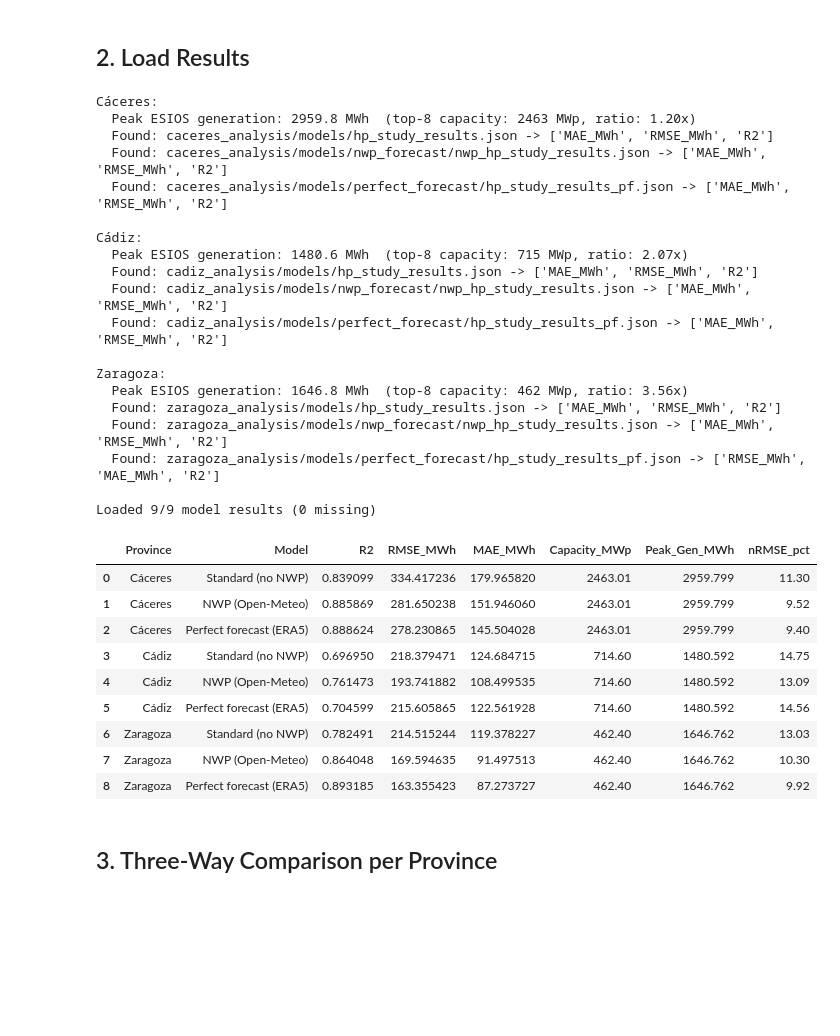
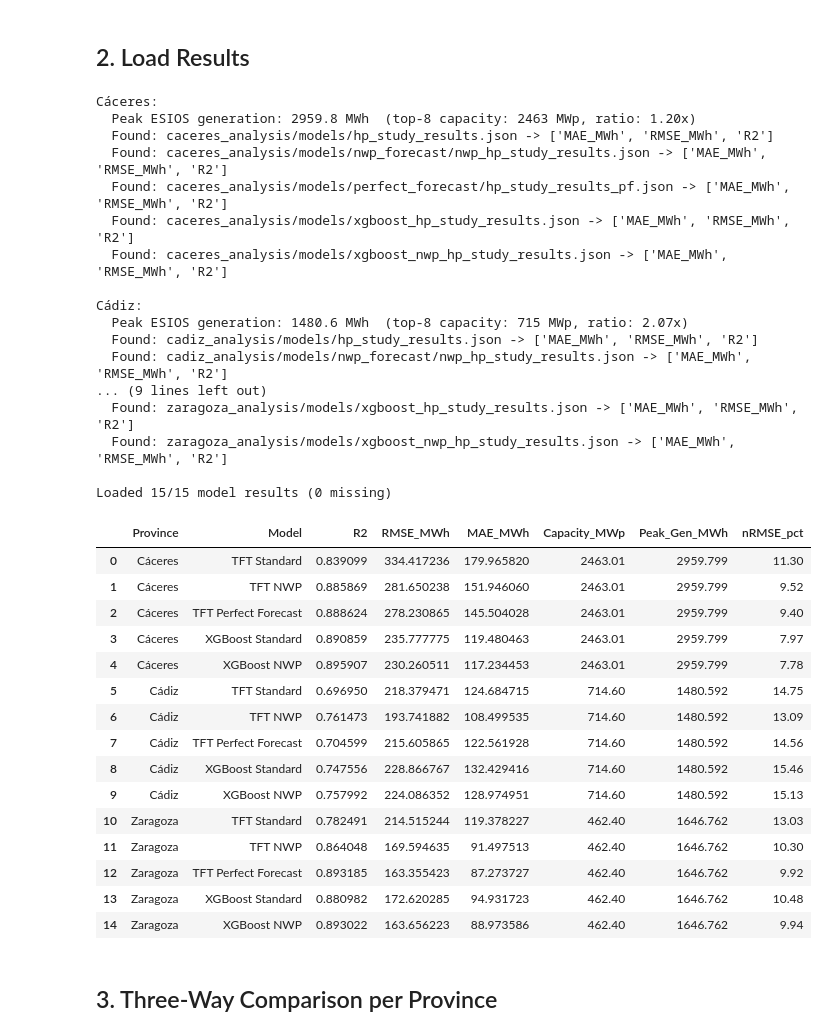
Before and after one commit to tommasozf/ML-solar-forecast, a Jupyter notebook: cross_province_comparison.ipynb, the cells around one changed output. Cells and saved outputs as stored; diff of their text form; code cells hidden in the pictures; blank space fills up the shorter version.

Commit message:
edited cross province analysis/comparison to add xgboost

```diff
--- a/cross_province_comparison.ipynb
+++ b/cross_province_comparison.ipynb
@@ -95,12 +103,12 @@ def get_peak_generation(province_dir, province_name):
 # Model variants and where their results are stored
 # Multiple candidate paths per model to handle naming differences across provinces
 MODELS = {
-    'Standard (no NWP)': {
+    'TFT Standard': {
         'json': ['models/hp_study_results.json'],
         'metrics_key': 'test_metrics_mwh',
         'fallback_key': 'val_metrics_mwh',
     },
-    'NWP (Open-Meteo)': {
+    'TFT NWP': {
         'json': [
             'models/nwp_forecast/nwp_hp_study_results.json',  # Cádiz/Zaragoza naming
             'models/nwp_forecast/hp_study_results.json',       # alternative naming
@@ -108,8 +116,18 @@ MODELS = {
         'metrics_key': 'test_metrics_mwh',
         'fallback_key': 'val_metrics_mwh',
     },
-    'Perfect forecast (ERA5)': {
+    'TFT Perfect Forecast': {
         'json': ['models/perfect_forecast/hp_study_results_pf.json'],
+        'metrics_key': 'test_metrics_mwh',
+        'fallback_key': 'val_metrics_mwh',
+    },
+    'XGBoost Standard': {
+        'json': ['models/xgboost_hp_study_results.json'],
+        'metrics_key': 'test_metrics_mwh',
+        'fallback_key': 'val_metrics_mwh',
+    },
+    'XGBoost NWP': {
+        'json': ['models/xgboost_nwp_hp_study_results.json'],
         'metrics_key': 'test_metrics_mwh',
         'fallback_key': 'val_metrics_mwh',
     },
@@ -148,50 +166,54 @@ for prov_name, prov_info in PROVINCES.items():
                 'Province': prov_name,
                 'Model': model_name,
                 'R2': None, 'RMSE_MWh': None, 'MAE_MWh': None,
                 'Capacity_MWp': prov_info['capacity_mwp'],
                 'Peak_Gen_MWh': peak_gen,
             })
 
 results = pd.DataFrame(rows)
 
 # nRMSE normalized by peak observed generation (fair cross-province comparison)
 # This accounts for the fact that ESIOS covers ALL provincial PV, not just the top-8 plants
 results['nRMSE_pct'] = (results['RMSE_MWh'] / results['Peak_Gen_MWh'] * 100).round(2)
 
 n_found = results['R2'].notna().sum()
 n_total = len(results)
 print(f'\nLoaded {n_found}/{n_total} model results ({n_total - n_found} missing)')
 results
 # %% [output]
 Cáceres:
   Peak ESIOS generation: 2959.8 MWh  (top-8 capacity: 2463 MWp, ratio: 1.20x)
   Found: caceres_analysis/models/hp_study_results.json -> ['MAE_MWh', 'RMSE_MWh', 'R2']
   Found: caceres_analysis/models/nwp_forecast/nwp_hp_study_results.json -> ['MAE_MWh', 'RMSE_MWh', 'R2']
   Found: caceres_analysis/models/perfect_forecast/hp_study_results_pf.json -> ['MAE_MWh', 'RMSE_MWh', 'R2']
+  Found: caceres_analysis/models/xgboost_hp_study_results.json -> ['MAE_MWh', 'RMSE_MWh', 'R2']
+  Found: caceres_analysis/models/xgboost_nwp_hp_study_results.json -> ['MAE_MWh', 'RMSE_MWh', 'R2']
 
 Cádiz:
   Peak ESIOS generation: 1480.6 MWh  (top-8 capacity: 715 MWp, ratio: 2.07x)
   Found: cadiz_analysis/models/hp_study_results.json -> ['MAE_MWh', 'RMSE_MWh', 'R2']
   Found: cadiz_analysis/models/nwp_forecast/nwp_hp_study_results.json -> ['MAE_MWh', 'RMSE_MWh', 'R2']
-  Found: cadiz_analysis/models/perfect_forecast/hp_study_results_pf.json -> ['MAE_MWh', 'RMSE_MWh', 'R2']
+... (9 lines left out)
+  Found: zaragoza_analysis/models/xgboost_hp_study_results.json -> ['MAE_MWh', 'RMSE_MWh', 'R2']
+  Found: zaragoza_analysis/models/xgboost_nwp_hp_study_results.json -> ['MAE_MWh', 'RMSE_MWh', 'R2']
 
-Zaragoza:
-  Peak ESIOS generation: 1646.8 MWh  (top-8 capacity: 462 MWp, ratio: 3.56x)
-  Found: zaragoza_analysis/models/hp_study_results.json -> ['MAE_MWh', 'RMSE_MWh', 'R2']
-  Found: zaragoza_analysis/models/nwp_forecast/nwp_hp_study_results.json -> ['MAE_MWh', 'RMSE_MWh', 'R2']
-  Found: zaragoza_analysis/models/perfect_forecast/hp_study_results_pf.json -> ['RMSE_MWh', 'MAE_MWh', 'R2']
-
-Loaded 9/9 model results (0 missing)
+Loaded 15/15 model results (0 missing)
 |  | Province | Model | R2 | RMSE_MWh | MAE_MWh | Capacity_MWp | Peak_Gen_MWh | nRMSE_pct |
-| 0 | Cáceres | Standard (no NWP) | 0.839099 | 334.417236 | 179.965820 | 2463.01 | 2959.799 | 11.30 |
-| 1 | Cáceres | NWP (Open-Meteo) | 0.885869 | 281.650238 | 151.946060 | 2463.01 | 2959.799 | 9.52 |
-| 2 | Cáceres | Perfect forecast (ERA5) | 0.888624 | 278.230865 | 145.504028 | 2463.01 | 2959.799 | 9.40 |
-| 3 | Cádiz | Standard (no NWP) | 0.696950 | 218.379471 | 124.684715 | 714.60 | 1480.592 | 14.75 |
-| 4 | Cádiz | NWP (Open-Meteo) | 0.761473 | 193.741882 | 108.499535 | 714.60 | 1480.592 | 13.09 |
-| 5 | Cádiz | Perfect forecast (ERA5) | 0.704599 | 215.605865 | 122.561928 | 714.60 | 1480.592 | 14.56 |
-| 6 | Zaragoza | Standard (no NWP) | 0.782491 | 214.515244 | 119.378227 | 462.40 | 1646.762 | 13.03 |
-| 7 | Zaragoza | NWP (Open-Meteo) | 0.864048 | 169.594635 | 91.497513 | 462.40 | 1646.762 | 10.30 |
-| 8 | Zaragoza | Perfect forecast (ERA5) | 0.893185 | 163.355423 | 87.273727 | 462.40 | 1646.762 | 9.92 |
+| 0 | Cáceres | TFT Standard | 0.839099 | 334.417236 | 179.965820 | 2463.01 | 2959.799 | 11.30 |
+| 1 | Cáceres | TFT NWP | 0.885869 | 281.650238 | 151.946060 | 2463.01 | 2959.799 | 9.52 |
+| 2 | Cáceres | TFT Perfect Forecast | 0.888624 | 278.230865 | 145.504028 | 2463.01 | 2959.799 | 9.40 |
+| 3 | Cáceres | XGBoost Standard | 0.890859 | 235.777775 | 119.480463 | 2463.01 | 2959.799 | 7.97 |
+| 4 | Cáceres | XGBoost NWP | 0.895907 | 230.260511 | 117.234453 | 2463.01 | 2959.799 | 7.78 |
+| 5 | Cádiz | TFT Standard | 0.696950 | 218.379471 | 124.684715 | 714.60 | 1480.592 | 14.75 |
+| 6 | Cádiz | TFT NWP | 0.761473 | 193.741882 | 108.499535 | 714.60 | 1480.592 | 13.09 |
+| 7 | Cádiz | TFT Perfect Forecast | 0.704599 | 215.605865 | 122.561928 | 714.60 | 1480.592 | 14.56 |
+| 8 | Cádiz | XGBoost Standard | 0.747556 | 228.866767 | 132.429416 | 714.60 | 1480.592 | 15.46 |
+| 9 | Cádiz | XGBoost NWP | 0.757992 | 224.086352 | 128.974951 | 714.60 | 1480.592 | 15.13 |
+| 10 | Zaragoza | TFT Standard | 0.782491 | 214.515244 | 119.378227 | 462.40 | 1646.762 | 13.03 |
+| 11 | Zaragoza | TFT NWP | 0.864048 | 169.594635 | 91.497513 | 462.40 | 1646.762 | 10.30 |
+| 12 | Zaragoza | TFT Perfect Forecast | 0.893185 | 163.355423 | 87.273727 | 462.40 | 1646.762 | 9.92 |
+| 13 | Zaragoza | XGBoost Standard | 0.880982 | 172.620285 | 94.931723 | 462.40 | 1646.762 | 10.48 |
+| 14 | Zaragoza | XGBoost NWP | 0.893022 | 163.656223 | 88.973586 | 462.40 | 1646.762 | 9.94 |
 # %% [markdown]
 ## 3. Three-Way Comparison per Province
 # %%
```
Also changed, not shown: parts of 5 cells of this notebook.
